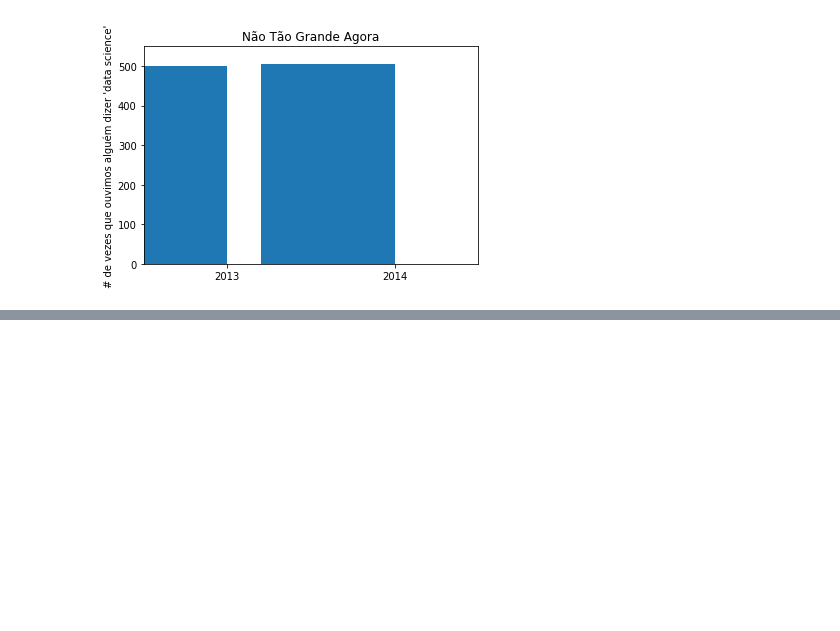
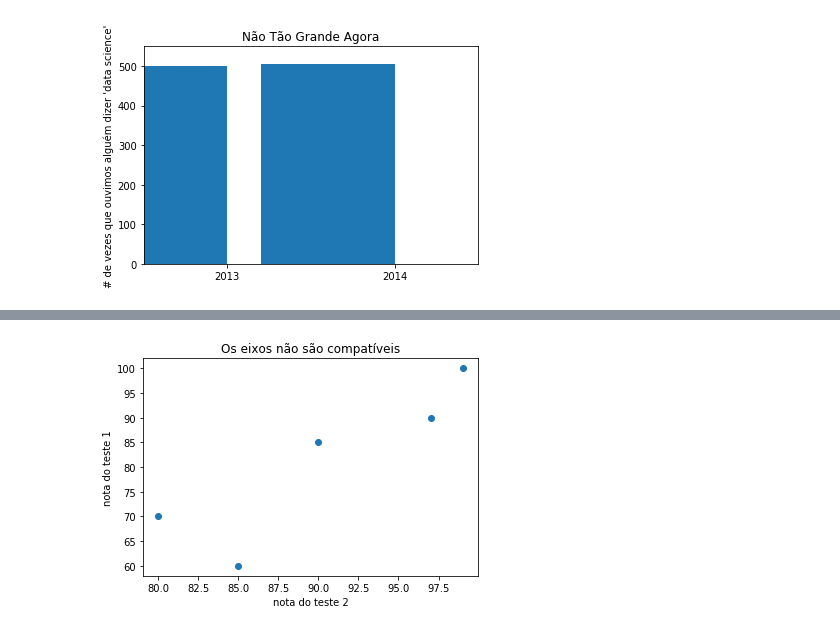
Before and after one commit to wellysonmartins/Data-Science-do-Zero, a Jupyter notebook: 03 - Visualizando Dados.ipynb, the cells around one changed output, grey strips where cells are left out. Saved outputs shown, nothing was run; the diff lists cells and outputs as text; code cells hidden in the pictures; blank space fills up the shorter version.

```diff
--- a/03 - Visualizando Dados.ipynb
+++ b/03 - Visualizando Dados.ipynb
@@ -90,0 +139,8 @@ plt.show()
+# %%
+plt.scatter(test_1_grades, test_2_grades)
+plt.title("Os eixos não são compatíveis")
+plt.xlabel("nota do teste 2")
+plt.ylabel("nota do teste 1")
+plt.show()
+# %% [output]
+[figure, added]
```
Also changed, not shown: parts of 7 cells of this notebook.
